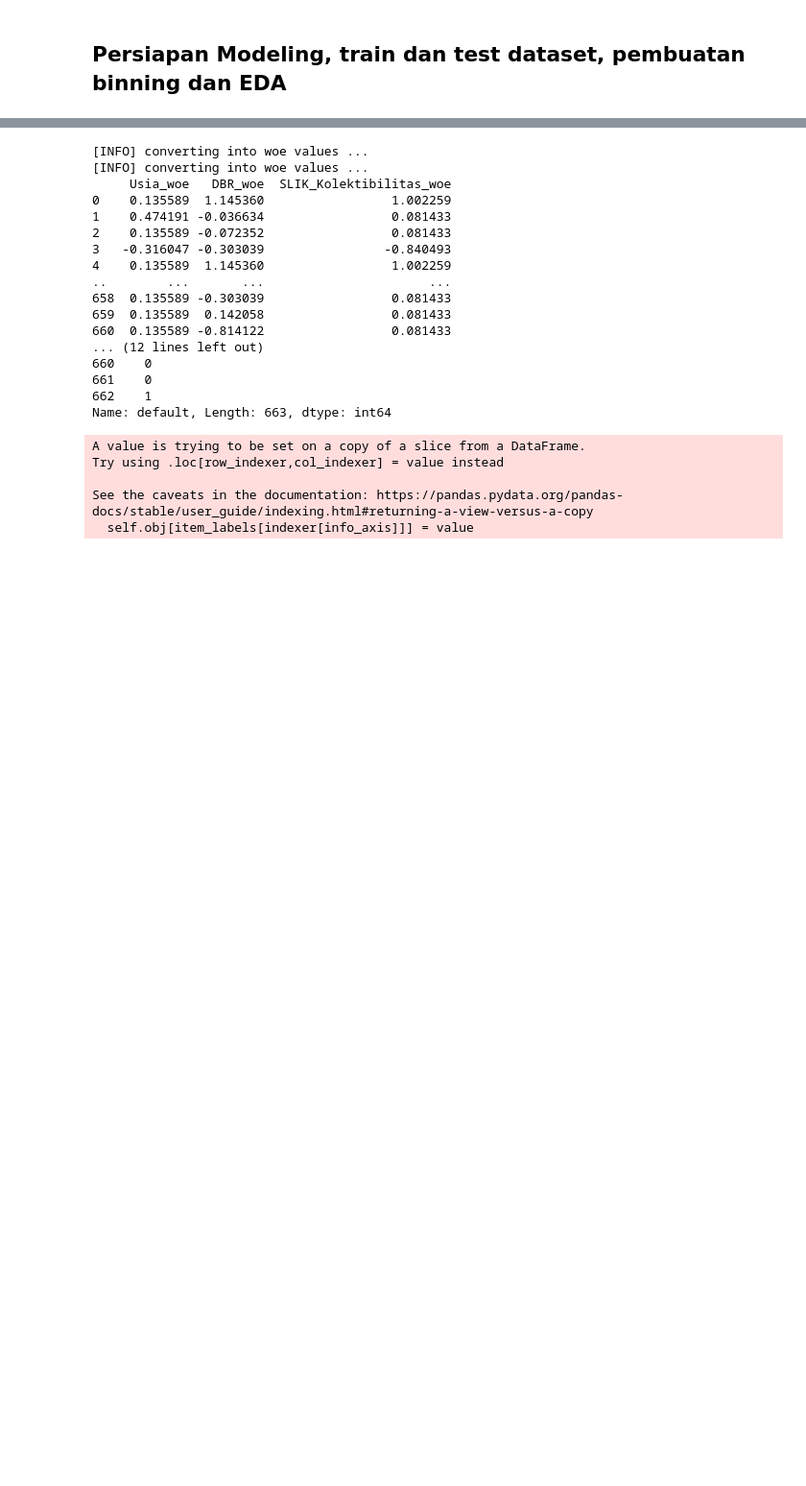
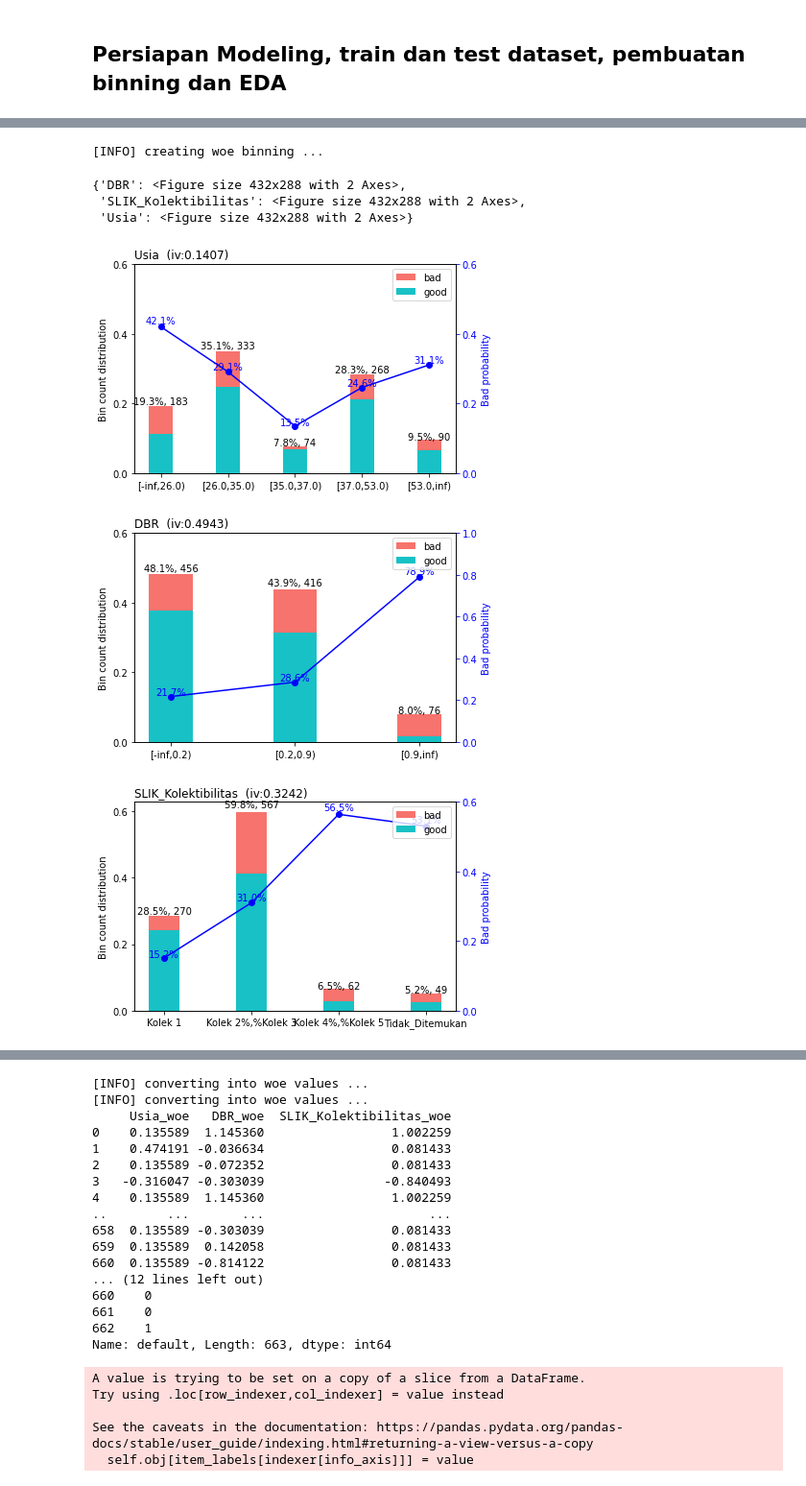
Before and after one commit to IndraLukasTjahaja/Digital_Credit_Risk, a Jupyter notebook: Bab_2_Model_Score_Kredit_dengan_Python.ipynb, the cells around one changed output, grey strips where cells are left out. Shown at 96% size. Saved outputs shown, nothing was run; the diff lists cells and outputs as text; code cells hidden in the pictures; blank space fills up the shorter version.

```diff
--- a/Bab_2_Model_Score_Kredit_dengan_Python.ipynb
+++ b/Bab_2_Model_Score_Kredit_dengan_Python.ipynb
@@ -1701 +1756,13 @@ files.download('df_test_scoring_manual.csv')
+# %%
+# Eksplorasi dataset dengan menggunakan Melakukan WOE binning
+bins = scpy.woebin(df_model, y = 'default')
+scpy.woebin_plot(bins)
+# %% [output]
+[INFO] creating woe binning ...
+{'DBR': <Figure size 432x288 with 2 Axes>,
+ 'SLIK_Kolektibilitas': <Figure size 432x288 with 2 Axes>,
+ 'Usia': <Figure size 432x288 with 2 Axes>}
+[figure, added]
+[figure, added]
+[figure, added]
 # %%
```
Also changed, not shown: parts of 23 cells of this notebook.
